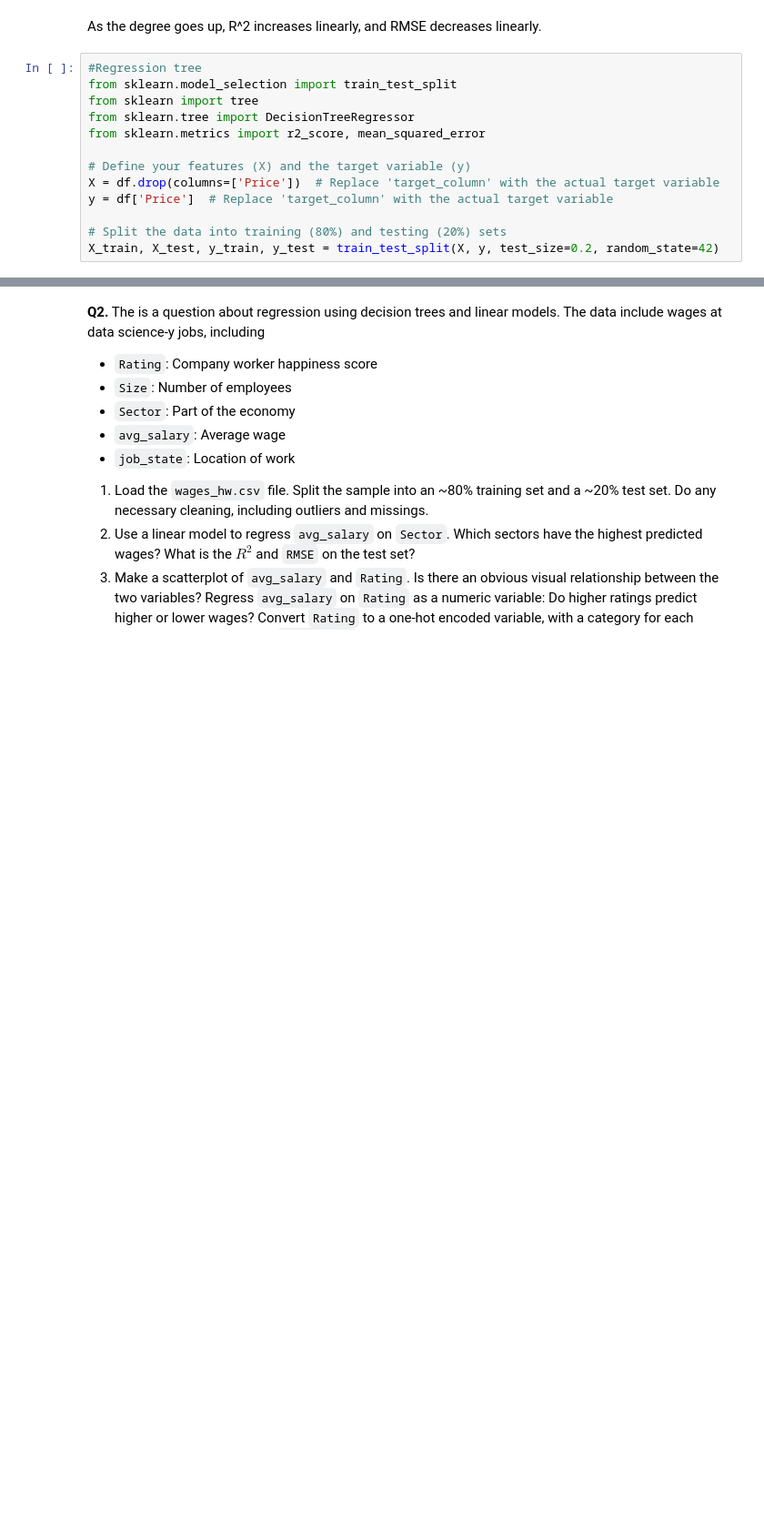
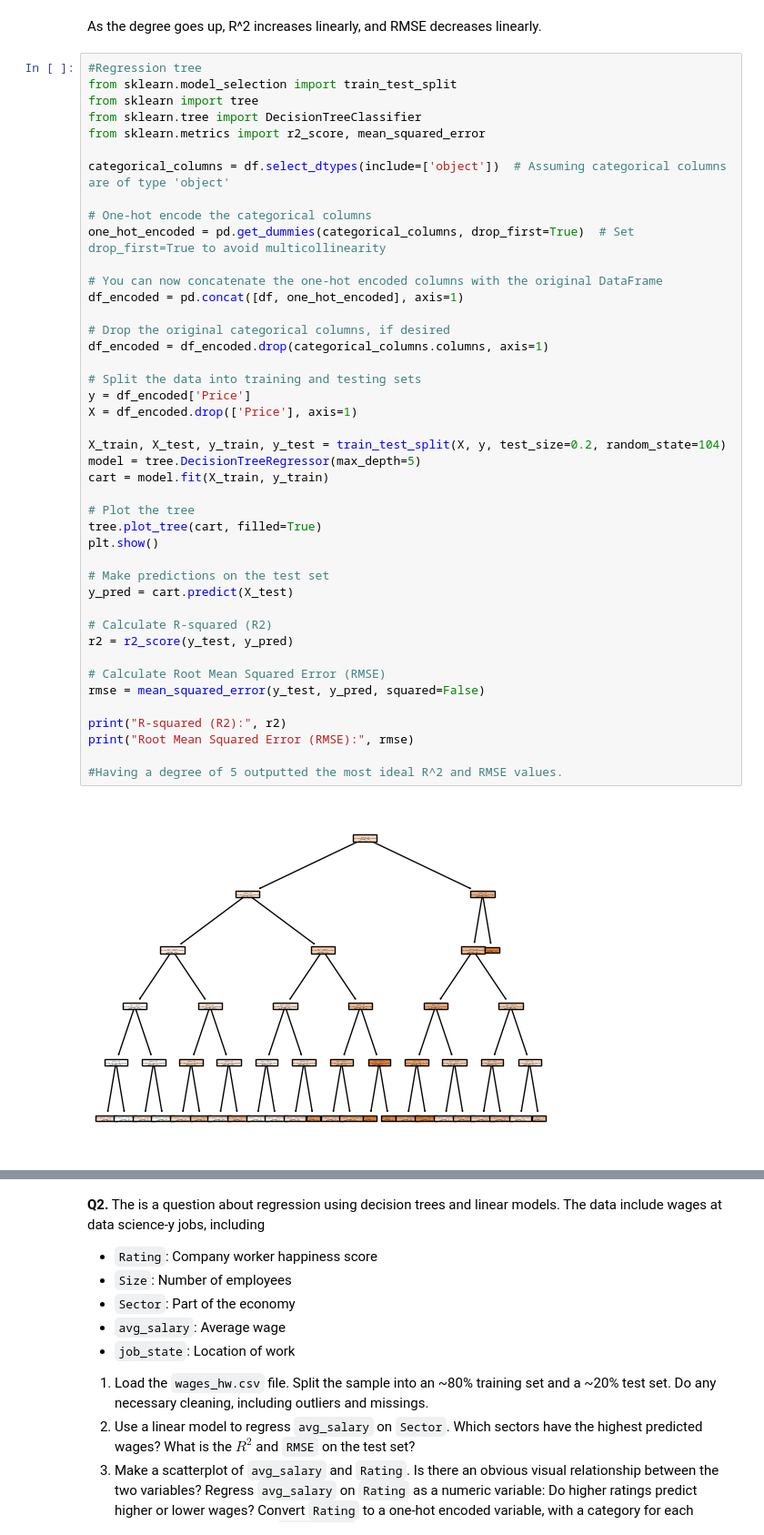
Before and after one commit to racheljhuh/assignment4, a Jupyter notebook: assignment4.ipynb, the cells around one changed output, grey strips where cells are left out. Shown: that part at 91% size. Cells and saved outputs as stored; diff of their text form; blank space fills up the shorter version.

```diff
--- a/assignment4.ipynb
+++ b/assignment4.ipynb
@@ -291,13 +291,45 @@ As the degree goes up, R^2 increases linearly, and RMSE decreases linearly.
 # %%
 #Regression tree
 from sklearn.model_selection import train_test_split
 from sklearn import tree
-from sklearn.tree import DecisionTreeRegressor
+from sklearn.tree import DecisionTreeClassifier
 from sklearn.metrics import r2_score, mean_squared_error
 
-# Define your features (X) and the target variable (y)
-X = df.drop(columns=['Price'])  # Replace 'target_column' with the actual target variable
-y = df['Price']  # Replace 'target_column' with the actual target variable
+categorical_columns = df.select_dtypes(include=['object'])  # Assuming categorical columns are of type 'object'
 
-# Split the data into training (80%) and testing (20%) sets
-X_train, X_test, y_train, y_test = train_test_split(X, y, test_size=0.2, random_state=42)
+# One-hot encode the categorical columns
+one_hot_encoded = pd.get_dummies(categorical_columns, drop_first=True)  # Set drop_first=True to avoid multicollinearity
+
+# You can now concatenate the one-hot encoded columns with the original DataFrame
+df_encoded = pd.concat([df, one_hot_encoded], axis=1)
+
+# Drop the original categorical columns, if desired
+df_encoded = df_encoded.drop(categorical_columns.columns, axis=1)
+
+# Split the data into training and testing sets
+y = df_encoded['Price']
+X = df_encoded.drop(['Price'], axis=1)
+
+X_train, X_test, y_train, y_test = train_test_split(X, y, test_size=0.2, random_state=104)
+model = tree.DecisionTreeRegressor(max_depth=5)
+cart = model.fit(X_train, y_train)
+
+# Plot the tree
+tree.plot_tree(cart, filled=True)
+plt.show()
+
+# Make predictions on the test set
+y_pred = cart.predict(X_test)
+
+# Calculate R-squared (R2)
+r2 = r2_score(y_test, y_pred)
+
+# Calculate Root Mean Squared Error (RMSE)
+rmse = mean_squared_error(y_test, y_pred, squared=False)
+
+print("R-squared (R2):", r2)
+print("Root Mean Squared Error (RMSE):", rmse)
+
+#Having a degree of 5 outputted the most ideal R^2 and RMSE values.
+# %% [output]
+[figure, added]
```
Also changed, not shown: parts of 7 cells of this notebook.
